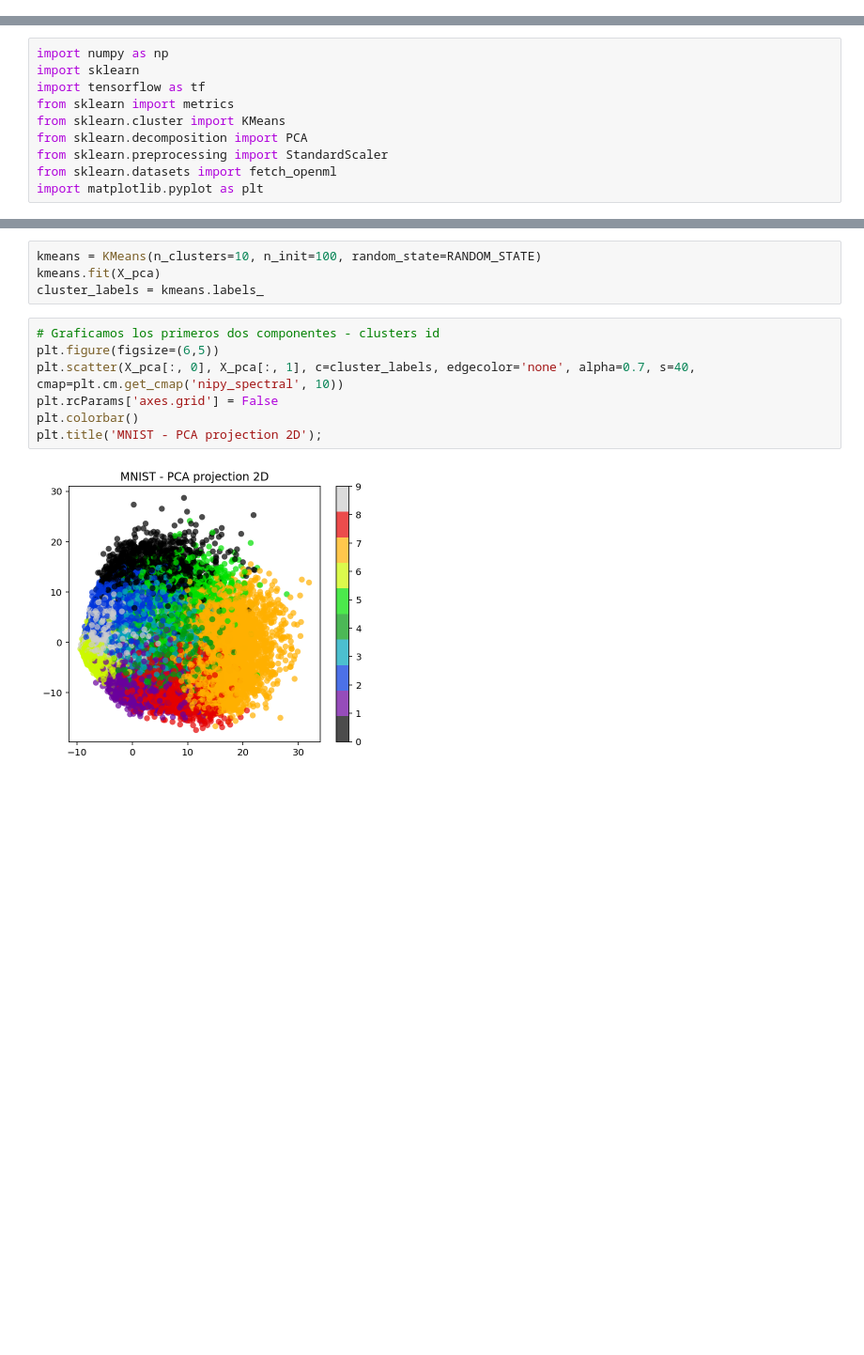
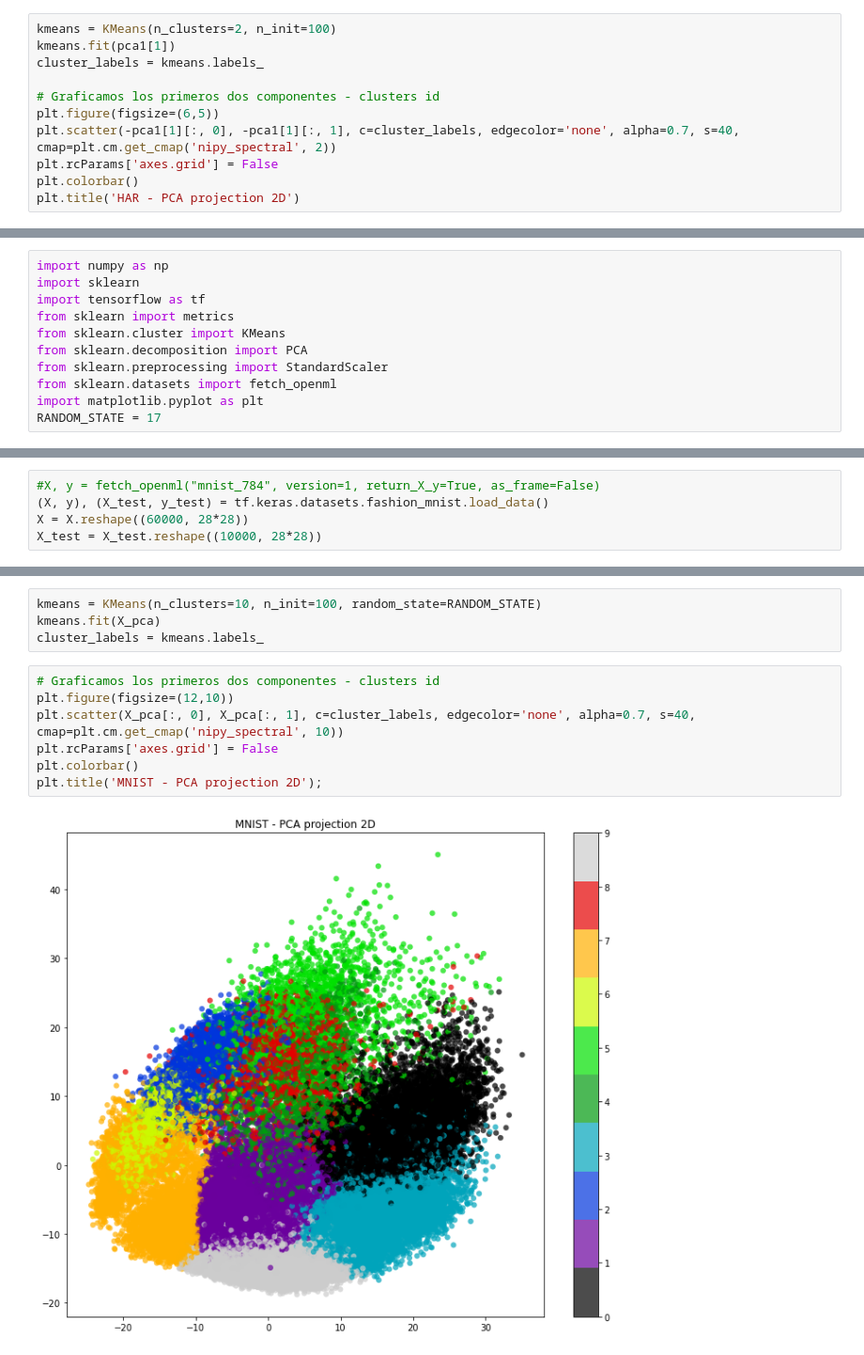
Before and after one commit to santiagobiobot/uba-ia-inteligencia-artificial, a Jupyter notebook: tp1/Trabajo_Practico_1-Fux.ipynb, the cells around one changed output, grey strips where cells are left out. Shown at 94% size. Cells and saved outputs as stored; diff of their text form; blank space fills up the shorter version.

```diff
--- a/tp1/Trabajo_Practico_1-Fux.ipynb
+++ b/tp1/Trabajo_Practico_1-Fux.ipynb
@@ -162,0 +162,11 @@ Text(0.5, 1.0, 'HAR - PCA projection 2D')
+# %%
+kmeans = KMeans(n_clusters=2, n_init=100)
+kmeans.fit(pca1[1])
+cluster_labels = kmeans.labels_
+
+# Graficamos los primeros dos componentes - clusters id
+plt.figure(figsize=(6,5))
+plt.scatter(-pca1[1][:, 0], -pca1[1][:, 1], c=cluster_labels, edgecolor='none', alpha=0.7, s=40, cmap=plt.cm.get_cmap('nipy_spectral', 2))
+plt.rcParams['axes.grid'] = False
+plt.colorbar()
+plt.title('HAR - PCA projection 2D')
@@ -232,3 +245,4 @@ from sklearn.decomposition import PCA
 from sklearn.preprocessing import StandardScaler
 from sklearn.datasets import fetch_openml
 import matplotlib.pyplot as plt
+RANDOM_STATE = 17
@@ -240,3 +249,8 @@ X, y = fetch_openml("mnist_784", version=1, return_X_y=True, as_frame=False)
+# %%
+#X, y = fetch_openml("mnist_784", version=1, return_X_y=True, as_frame=False)
+(X, y), (X_test, y_test) = tf.keras.datasets.fashion_mnist.load_data()
+X = X.reshape((60000, 28*28))
+X_test = X_test.reshape((10000, 28*28))
 # %%
 # Estandarizamos
 scaler = StandardScaler()
@@ -269,10 +283,10 @@ kmeans.fit(X_pca)
 cluster_labels = kmeans.labels_
 # %%
 # Graficamos los primeros dos componentes - clusters id
-plt.figure(figsize=(6,5))
+plt.figure(figsize=(12,10))
 plt.scatter(X_pca[:, 0], X_pca[:, 1], c=cluster_labels, edgecolor='none', alpha=0.7, s=40, cmap=plt.cm.get_cmap('nipy_spectral', 10))
 plt.rcParams['axes.grid'] = False
 plt.colorbar()
 plt.title('MNIST - PCA projection 2D');
 # %% [output]
-[figure, old version]
+[figure, new version]
```
Also changed, not shown: parts of 9 cells of this notebook.
